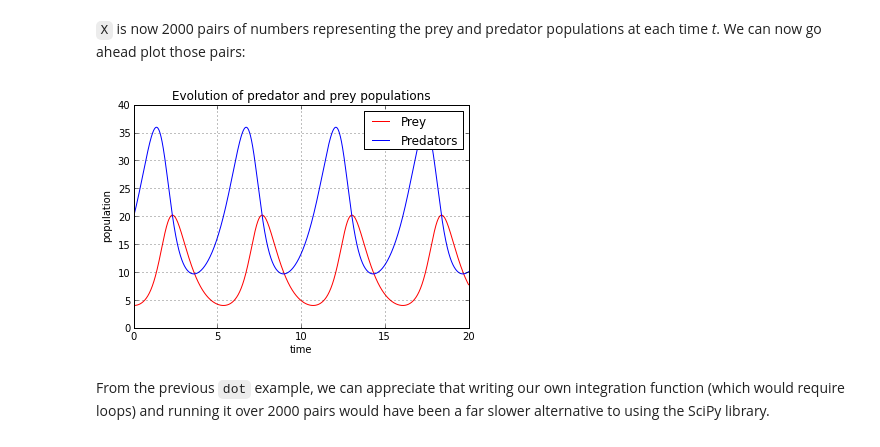
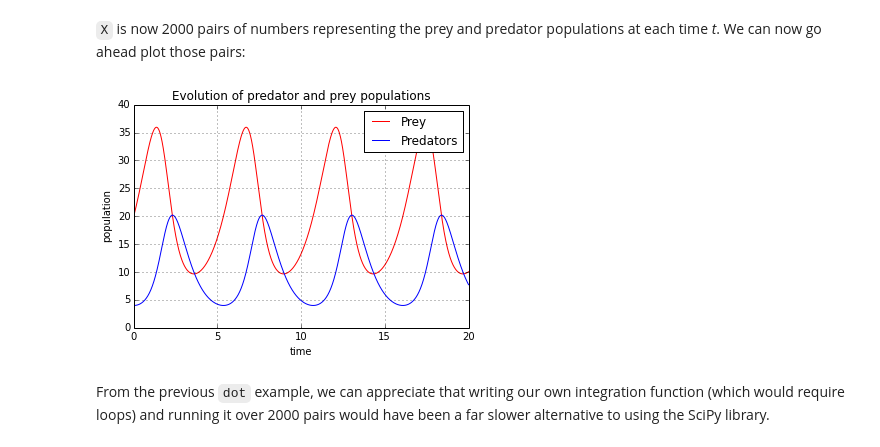
Before and after one commit to DamienIrving/teaching, a Jupyter notebook: swc-python/python-numerical.ipynb, the cells around one changed output. Saved outputs shown, nothing was run; the diff lists cells and outputs as text; code cells hidden in the pictures.

Commit message:
Fixed error with predator-prey plot

```diff
--- a/swc-python/python-numerical.ipynb
+++ b/swc-python/python-numerical.ipynb
@@ -334,19 +334,19 @@ X = integrate.odeint(dX_dt, X_initial, t)
 # %%
 from matplotlib import pyplot as plt
 
-predators = X[:, 0]
-prey = X[:, 1]
+prey = X[:, 0]
+predators = X[:, 1]
 fig = plt.figure()
 plt.plot(t, prey, 'r-', label='Prey')
 plt.plot(t, predators, 'b-', label='Predators')
 plt.grid()
 plt.legend(loc='best')
 plt.xlabel('time')
 plt.ylabel('population')
 plt.title('Evolution of predator and prey populations')
 plt.show()
 # %% [output]
-[figure, old version]
+[figure, new version]
 # %% [markdown]
 From the previous `dot` example, we can appreciate that writing our own integration function (which would require loops) and running it over 2000 pairs would have been a far slower alternative to using the SciPy library.
 # %% [markdown]
```
Also changed, not shown: parts of 4 cells of this notebook.
